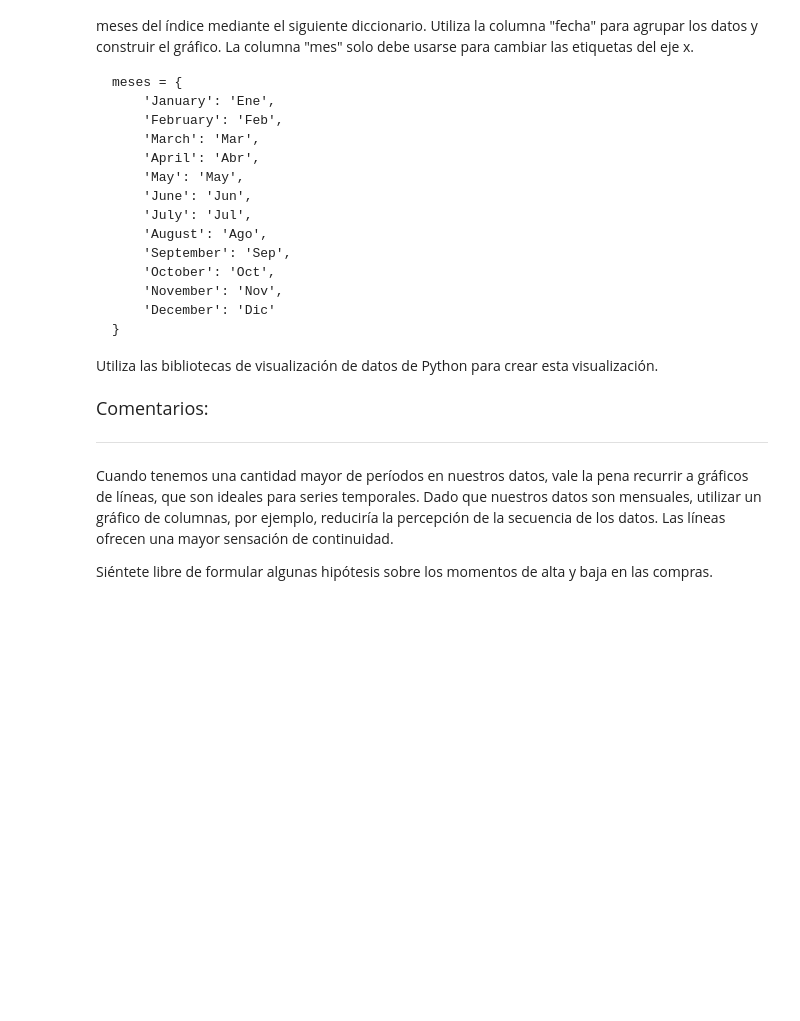
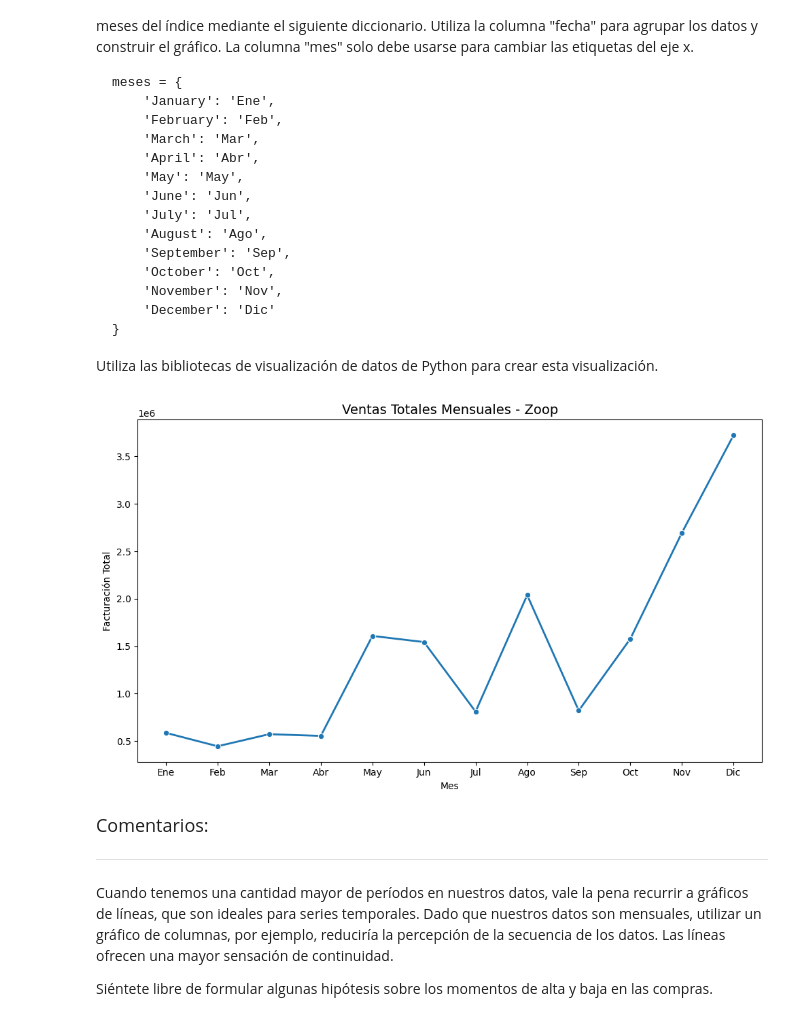
Before and after one commit to Cesar-Curitol/IA_aplicada_a_la_ciencia_de_datos, a Jupyter notebook: IA_aplicada_a_ciencia_de_datos.ipynb, the cells around one changed output. Cells and saved outputs as stored; diff of their text form; code cells hidden in the pictures; blank space fills up the shorter version.

```diff
--- a/IA_aplicada_a_ciencia_de_datos.ipynb
+++ b/IA_aplicada_a_ciencia_de_datos.ipynb
@@ -773,6 +798,48 @@ meses = {
 
 
 Utiliza las bibliotecas de visualización de datos de Python para crear esta visualización.
+# %%
+# Paso 1: Asegurar formato datetime
+df['fecha'] = pd.to_datetime(df['fecha'])
+# %%
+# Paso 2: Crear columna de año-mes para agrupar (inicio de mes)
+df['mes_anio'] = df['fecha'].dt.to_period('M').dt.to_timestamp()
+# %%
+# Paso 3: Agrupar por mes y sumar facturación
+ventas_mensuales = df.groupby('mes_anio')['facturacion'].sum().reset_index()
+# %%
+# Paso 4: Crear columna "mes" con nombre traducido
+meses = {
+    'January': 'Ene',
+    'February': 'Feb',
+    'March': 'Mar',
+    'April': 'Abr',
+    'May': 'May',
+    'June': 'Jun',
+    'July': 'Jul',
+    'August': 'Ago',
+    'September': 'Sep',
+    'October': 'Oct',
+    'November': 'Nov',
+    'December': 'Dic'
+}
+
+# Extraer nombre del mes en inglés y traducir
+ventas_mensuales['mes'] = ventas_mensuales['mes_anio'].dt.strftime('%B').map(meses)
+# %%
+# Paso 5: Crear visualización
+plt.figure(figsize=(10, 6))
+sns.lineplot(data=ventas_mensuales, x='mes', y='facturacion', marker='o', linewidth=2)
+
+# Estética del gráfico
+plt.title('Ventas Totales Mensuales - Zoop', fontsize=14)
+plt.xlabel('Mes')
+plt.ylabel('Facturación Total')
+plt.grid(False)
+plt.tight_layout()
+plt.show()
+# %% [output]
+[figure, added]
 # %% [markdown]
 <font color="7b71ff" size=4> Comentarios: </font>
 
```
Also changed, not shown: parts of 18 cells of this notebook.
